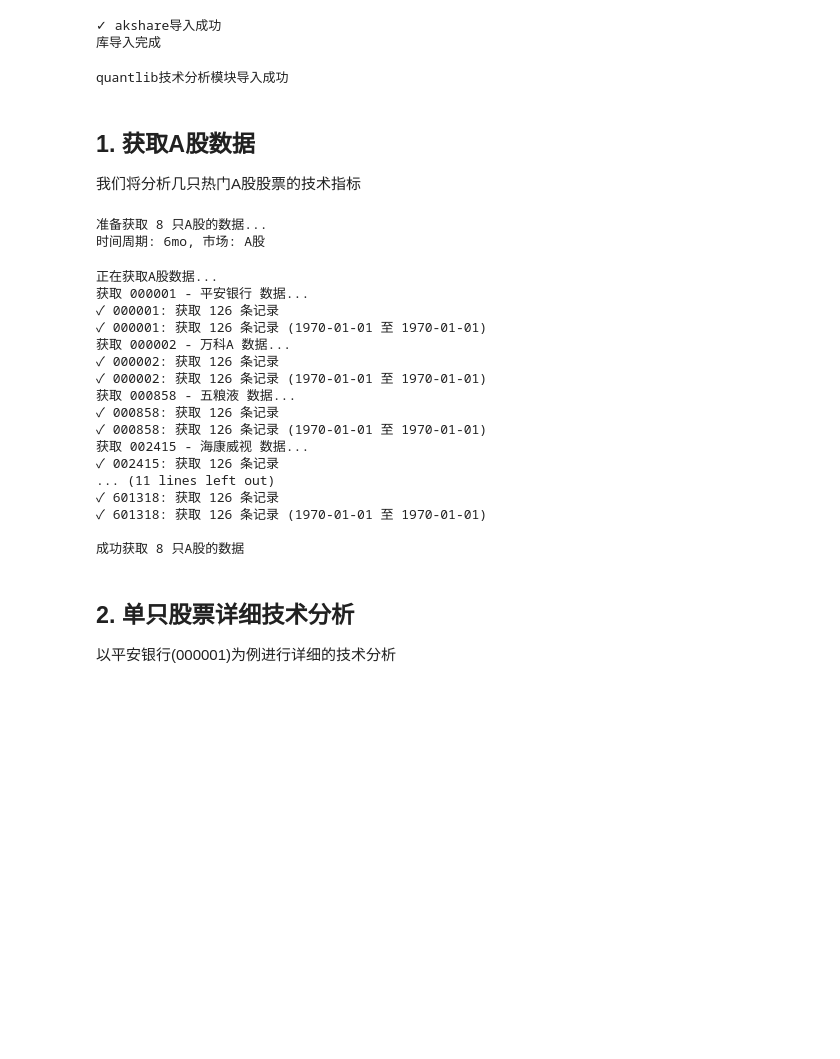
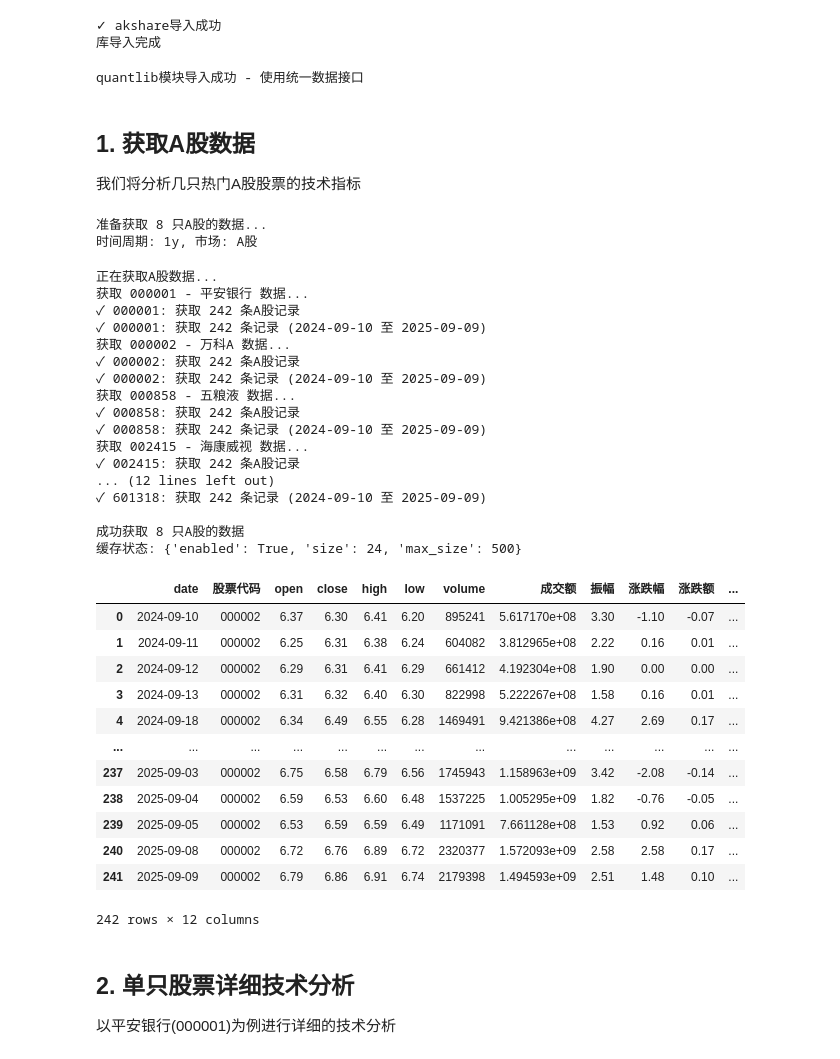
Before and after one commit to Ultraaaman/myQ, a Jupyter notebook: technical_analysis_example.ipynb, the cells around one changed output. Drawn from its saved outputs; the diff is of its cells as text; code cells hidden in the pictures; blank space fills up the shorter version.

Commit message:
Changes to be committed: 	new file:   quantlib/.gitignore 	modified:   technical_analysis_example.ipynb 	new file:   updated_notebook_example.py

```diff
--- a/technical_analysis_example.ipynb
+++ b/technical_analysis_example.ipynb
@@ -33,24 +51,27 @@ print("库导入完成")
 ✓ akshare导入成功
 库导入完成
 # %%
-# 导入quantlib技术分析模块
+# 导入quantlib模块 - 使用统一数据接口
 import sys
 import os
 sys.path.append('.')
 
-from quantlib.technical import (
-    TechnicalAnalyzer,
-    TechnicalDataManager,
-    get_a_share_data,
-    get_multiple_stocks_data
+# 使用统一的数据接口
+from quantlib.market_data import (
+    get_stock_data,
+    get_multiple_stocks_data,
+    get_data_manager
 )
+
+# 技术分析模块
+from quantlib.technical import TechnicalAnalyzer
 from quantlib.technical.trend import TrendIndicators
 from quantlib.technical.oscillator import OscillatorIndicators
 from quantlib.technical.volume import VolumeIndicators
 
-print("quantlib技术分析模块导入成功")
+print("quantlib模块导入成功 - 使用统一数据接口")
 # %% [output]
-quantlib技术分析模块导入成功
+quantlib模块导入成功 - 使用统一数据接口
 # %% [markdown]
 ## 1. 获取A股数据
 
@@ -69,17 +90,17 @@ stocks = {
 }
 
 # 设置数据获取参数
-period = '6mo'  # 6个月数据
+period = '1y'  # 6个月数据
 market = 'CN'   # 中国A股市场
 
 print(f"准备获取 {len(stocks)} 只A股的数据...")
 print(f"时间周期: {period}, 市场: A股")
 # %% [output]
 准备获取 8 只A股的数据...
-时间周期: 6mo, 市场: A股
+时间周期: 1y, 市场: A股
 # %%
 # 创建数据管理器
-data_manager = TechnicalDataManager()
+data_manager = get_data_manager()
 
 # 批量获取A股数据
 print("正在获取A股数据...")
@@ -88,7 +109,8 @@ stock_data = {}
 for symbol, name in stocks.items():
     try:
         print(f"获取 {symbol} - {name} 数据...")
-        data = data_manager.load_stock_data(symbol, market='CN', period=period, interval='daily')
+        # 使用统一数据接口
+        data = get_stock_data(symbol, market='CN', period=period, interval='daily')
         if data is not None and not data.empty:
             stock_data[symbol] = data
             print(f"✓ {symbol}: 获取 {len(data)} 条记录 ({data['date'].iloc[0].strftime('%Y-%m-%d')} 至 {data['date'].iloc[-1].strftime('%Y-%m-%d')})")
@@ -98,24 +120,41 @@ for symbol, name in stocks.items():
         print(f"× {symbol}: 获取数据失败 - {e}")
 
 print(f"\n成功获取 {len(stock_data)} 只A股的数据")
+print(f"缓存状态: {data_manager.get_cache_info()}")
 # %% [output]
 正在获取A股数据...
 获取 000001 - 平安银行 数据...
-✓ 000001: 获取 126 条记录
-✓ 000001: 获取 126 条记录 (1970-01-01 至 1970-01-01)
+✓ 000001: 获取 242 条A股记录
+✓ 000001: 获取 242 条记录 (2024-09-10 至 2025-09-09)
 获取 000002 - 万科A 数据...
-✓ 000002: 获取 126 条记录
-✓ 000002: 获取 126 条记录 (1970-01-01 至 1970-01-01)
+✓ 000002: 获取 242 条A股记录
+✓ 000002: 获取 242 条记录 (2024-09-10 至 2025-09-09)
 获取 000858 - 五粮液 数据...
-✓ 000858: 获取 126 条记录
-✓ 000858: 获取 126 条记录 (1970-01-01 至 1970-01-01)
+✓ 000858: 获取 242 条A股记录
+✓ 000858: 获取 242 条记录 (2024-09-10 至 2025-09-09)
 获取 002415 - 海康威视 数据...
-✓ 002415: 获取 126 条记录
-... (11 lines left out)
-✓ 601318: 获取 126 条记录
-✓ 601318: 获取 126 条记录 (1970-01-01 至 1970-01-01)
+✓ 002415: 获取 242 条A股记录
+... (12 lines left out)
+✓ 601318: 获取 242 条记录 (2024-09-10 至 2025-09-09)
 
 成功获取 8 只A股的数据
+缓存状态: {'enabled': True, 'size': 24, 'max_size': 500}
+# %%
+stock_data['000002']
+# %% [output]
+|  | date | 股票代码 | open | close | high | low | volume | 成交额 | 振幅 | 涨跌幅 | 涨跌额 | ... |
+| 0 | 2024-09-10 | 000002 | 6.37 | 6.30 | 6.41 | 6.20 | 895241 | 5.617170e+08 | 3.30 | -1.10 | -0.07 | ... |
+| 1 | 2024-09-11 | 000002 | 6.25 | 6.31 | 6.38 | 6.24 | 604082 | 3.812965e+08 | 2.22 | 0.16 | 0.01 | ... |
+| 2 | 2024-09-12 | 000002 | 6.29 | 6.31 | 6.41 | 6.29 | 661412 | 4.192304e+08 | 1.90 | 0.00 | 0.00 | ... |
+| 3 | 2024-09-13 | 000002 | 6.31 | 6.32 | 6.40 | 6.30 | 822998 | 5.222267e+08 | 1.58 | 0.16 | 0.01 | ... |
+| 4 | 2024-09-18 | 000002 | 6.34 | 6.49 | 6.55 | 6.28 | 1469491 | 9.421386e+08 | 4.27 | 2.69 | 0.17 | ... |
+| ... | ... | ... | ... | ... | ... | ... | ... | ... | ... | ... | ... | ... |
+| 237 | 2025-09-03 | 000002 | 6.75 | 6.58 | 6.79 | 6.56 | 1745943 | 1.158963e+09 | 3.42 | -2.08 | -0.14 | ... |
+| 238 | 2025-09-04 | 000002 | 6.59 | 6.53 | 6.60 | 6.48 | 1537225 | 1.005295e+09 | 1.82 | -0.76 | -0.05 | ... |
+| 239 | 2025-09-05 | 000002 | 6.53 | 6.59 | 6.59 | 6.49 | 1171091 | 7.661128e+08 | 1.53 | 0.92 | 0.06 | ... |
+| 240 | 2025-09-08 | 000002 | 6.72 | 6.76 | 6.89 | 6.72 | 2320377 | 1.572093e+09 | 2.58 | 2.58 | 0.17 | ... |
+| 241 | 2025-09-09 | 000002 | 6.79 | 6.86 | 6.91 | 6.74 | 2179398 | 1.494593e+09 | 2.51 | 1.48 | 0.10 | ... |
+242 rows × 12 columns
 # %% [markdown]
 ## 2. 单只股票详细技术分析
 
```
Also changed, not shown: parts of 2 cells of this notebook, 2 other files.
